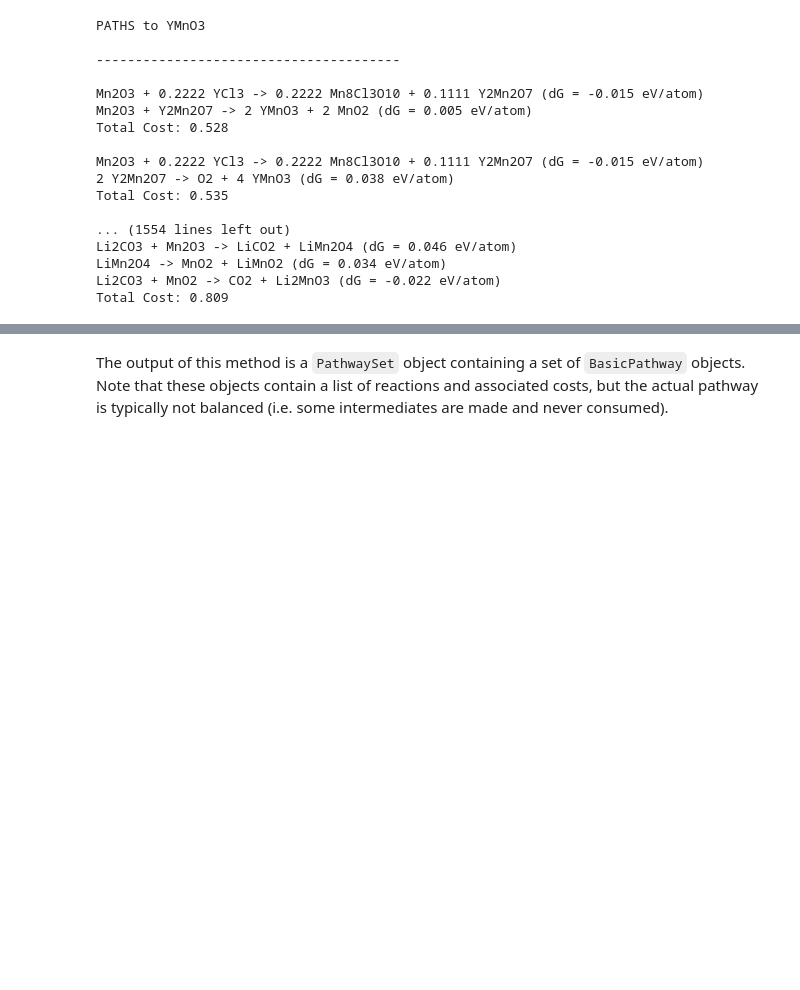
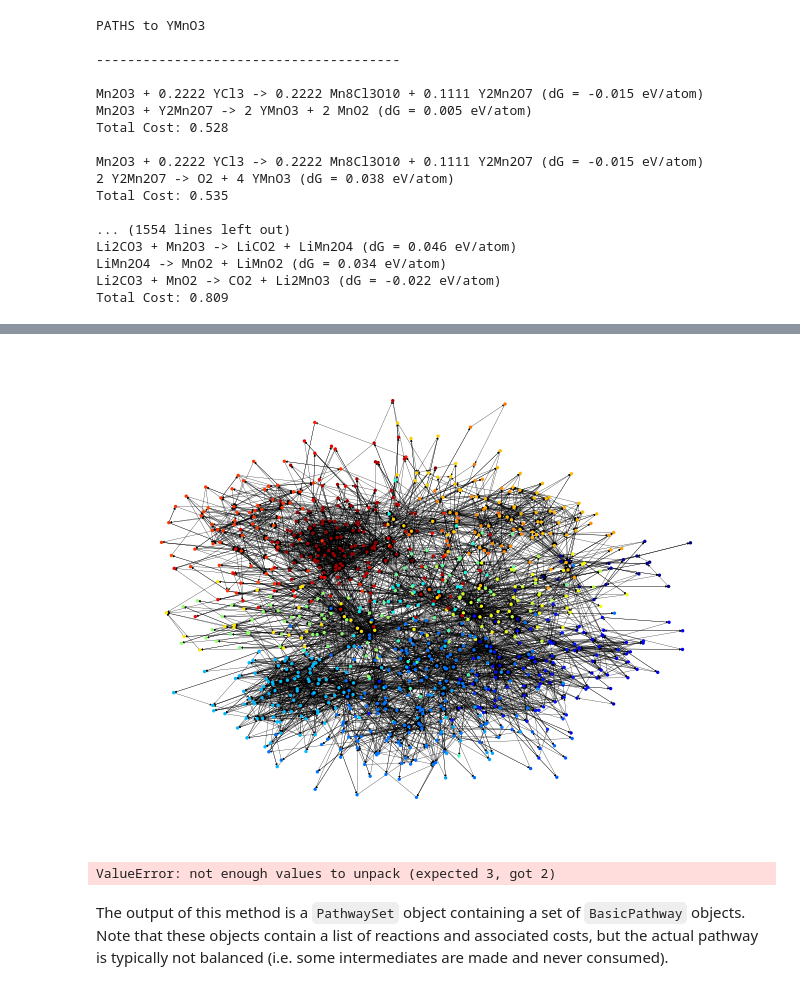
Before and after one commit to materialsproject/reaction-network, a Jupyter notebook: examples/2_network.ipynb, the cells around one changed output, grey strips where cells are left out. Cells and saved outputs as stored; diff of their text form; code cells hidden in the pictures; blank space fills up the shorter version.

Commit message:
fix network visualization for rustworkx

```diff
--- a/examples/2_network.ipynb
+++ b/examples/2_network.ipynb
@@ -180,0 +229,4 @@ rn.write_graph()
+# %%
+plot_network(rn.graph)
+# %% [output]
+[figure, added]
@@ -181,3 +241,7 @@ rn.write_graph()
+# %%
+a.add_weighted_edges_from(zip(rn.graph.edges(), rn.graph.edge_list()))
+# %% [output]
+ValueError: not enough values to unpack (expected 3, got 2)
 # %% [markdown]
 The output of this method is a `PathwaySet` object containing a set of `BasicPathway` objects. Note that these objects contain a list of reactions and associated costs, but the actual pathway is typically not balanced (i.e. some intermediates are made and never consumed).
 # %%
```
Also changed, not shown: parts of 14 cells of this notebook, 2 other files.
